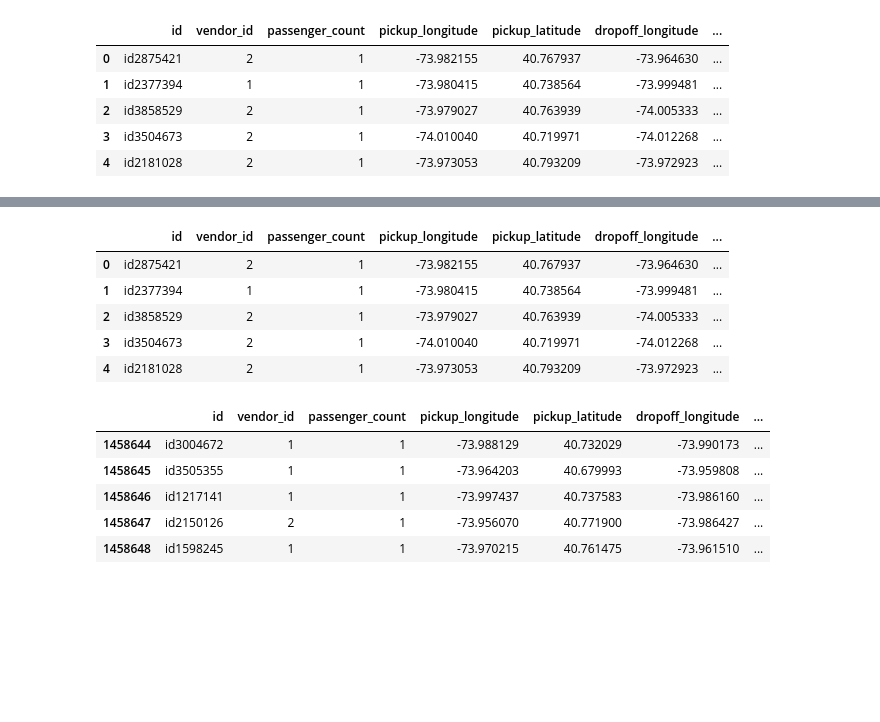
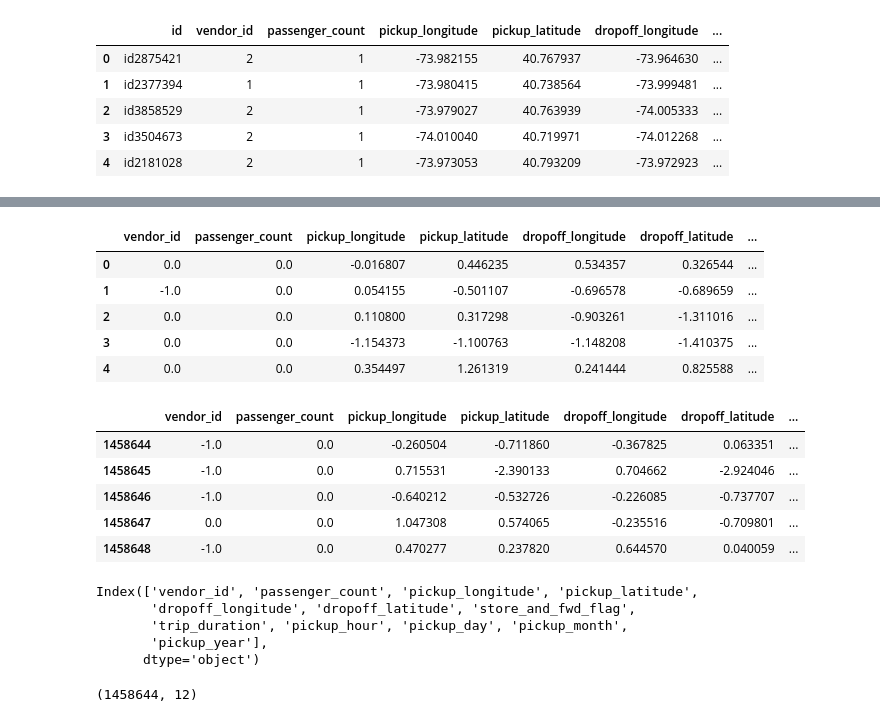
Before and after one commit to zxcvbbvvf/Kaggle-Competitions, a Jupyter notebook: New York City Taxi Trip Duration/Taxi Trip Duration Work.ipynb, the cells around one changed output, grey strips where cells are left out. Cells and saved outputs as stored; diff of their text form; code cells hidden in the pictures; blank space fills up the shorter version.

```diff
--- a/New York City Taxi Trip Duration/Taxi Trip Duration Work.ipynb
+++ b/New York City Taxi Trip Duration/Taxi Trip Duration Work.ipynb
@@ -124,6 +126,12 @@ plt.show()
 # %%
 # drop the pickup_date and pickup_time columns
 merged_df = merged_df.drop(['pickup_date', 'pickup_time'], axis=1)
+# %%
+# label encode the store_and_fwd_flag column
+from sklearn.preprocessing import LabelEncoder
+
+le = LabelEncoder()
+merged_df['store_and_fwd_flag'] = le.fit_transform(merged_df['store_and_fwd_flag'])
 # %%
 merged_df.head()
 # %% [output]
@@ -135,0 +167,4 @@ merged_df.head()
+# %%
+# drop the id column
+merged_df = merged_df.drop('id', axis=1)
+merged_df.head()
@@ -135,0 +186,10 @@ merged_df.head()
+# %%
+# scale the data with RobustScaler ignoring trip_duration
+from sklearn.preprocessing import RobustScaler
+
+scaler = RobustScaler()
+
+merged_df_scaled = RobustScaler().fit_transform(merged_df.drop('trip_duration', axis=1))
+merged_df_scaled = pd.DataFrame(merged_df_scaled, columns=merged_df.columns[:-1])
+merged_df_scaled['trip_duration'] = merged_df['trip_duration']
+merged_df_scaled.head()
@@ -136,22 +219,22 @@ merged_df.head()
 # %%
-# split merged data
-train = merged_df.iloc[:ntrain]
-test = merged_df.iloc[ntrain:]
+# split merged data back to train and test data
+train_df = merged_df_scaled[:ntrain]
+test_df = merged_df_scaled[ntrain:]
 # %%
-train.head()
+train_df.head()
 # %% [output]
-|  | id | vendor_id | passenger_count | pickup_longitude | pickup_latitude | dropoff_longitude | ... |
-| 0 | id2875421 | 2 | 1 | -73.982155 | 40.767937 | -73.964630 | ... |
-| 1 | id2377394 | 1 | 1 | -73.980415 | 40.738564 | -73.999481 | ... |
-| 2 | id3858529 | 2 | 1 | -73.979027 | 40.763939 | -74.005333 | ... |
-| 3 | id3504673 | 2 | 1 | -74.010040 | 40.719971 | -74.012268 | ... |
-| 4 | id2181028 | 2 | 1 | -73.973053 | 40.793209 | -73.972923 | ... |
+|  | vendor_id | passenger_count | pickup_longitude | pickup_latitude | dropoff_longitude | dropoff_latitude | ... |
+| 0 | 0.0 | 0.0 | -0.016807 | 0.446235 | 0.534357 | 0.326544 | ... |
+| 1 | -1.0 | 0.0 | 0.054155 | -0.501107 | -0.696578 | -0.689659 | ... |
+| 2 | 0.0 | 0.0 | 0.110800 | 0.317298 | -0.903261 | -1.311016 | ... |
+| 3 | 0.0 | 0.0 | -1.154373 | -1.100763 | -1.148208 | -1.410375 | ... |
+| 4 | 0.0 | 0.0 | 0.354497 | 1.261319 | 0.241444 | 0.825588 | ... |
 # %%
-test.head()
+test_df.head()
 # %% [output]
-|  | id | vendor_id | passenger_count | pickup_longitude | pickup_latitude | dropoff_longitude | ... |
-| 1458644 | id3004672 | 1 | 1 | -73.988129 | 40.732029 | -73.990173 | ... |
-| 1458645 | id3505355 | 1 | 1 | -73.964203 | 40.679993 | -73.959808 | ... |
-| 1458646 | id1217141 | 1 | 1 | -73.997437 | 40.737583 | -73.986160 | ... |
-| 1458647 | id2150126 | 2 | 1 | -73.956070 | 40.771900 | -73.986427 | ... |
-| 1458648 | id1598245 | 1 | 1 | -73.970215 | 40.761475 | -73.961510 | ... |
+|  | vendor_id | passenger_count | pickup_longitude | pickup_latitude | dropoff_longitude | dropoff_latitude | ... |
+| 1458644 | -1.0 | 0.0 | -0.260504 | -0.711860 | -0.367825 | 0.063351 | ... |
+| 1458645 | -1.0 | 0.0 | 0.715531 | -2.390133 | 0.704662 | -2.924046 | ... |
+| 1458646 | -1.0 | 0.0 | -0.640212 | -0.532726 | -0.226085 | -0.737707 | ... |
+| 1458647 | 0.0 | 0.0 | 1.047308 | 0.574065 | -0.235516 | -0.709801 | ... |
+| 1458648 | -1.0 | 0.0 | 0.470277 | 0.237820 | 0.644570 | 0.040059 | ... |
@@ -157,0 +274,12 @@ test.head()
+# %%
+print(train_df.columns)
+# %% [output]
+Index(['vendor_id', 'passenger_count', 'pickup_longitude', 'pickup_latitude',
+       'dropoff_longitude', 'dropoff_latitude', 'store_and_fwd_flag',
+       'trip_duration', 'pickup_hour', 'pickup_day', 'pickup_month',
+       'pickup_year'],
+      dtype='object')
+# %%
+train_df.shape
+# %% [output]
+(1458644, 12)
```
Also changed, not shown: parts of 8 cells of this notebook.
